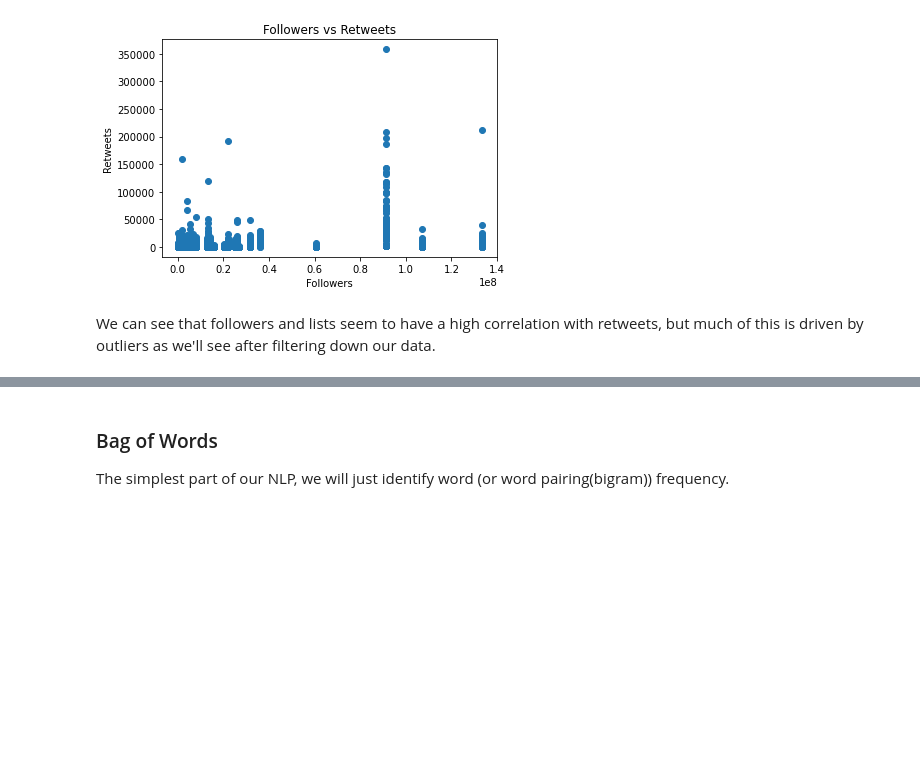
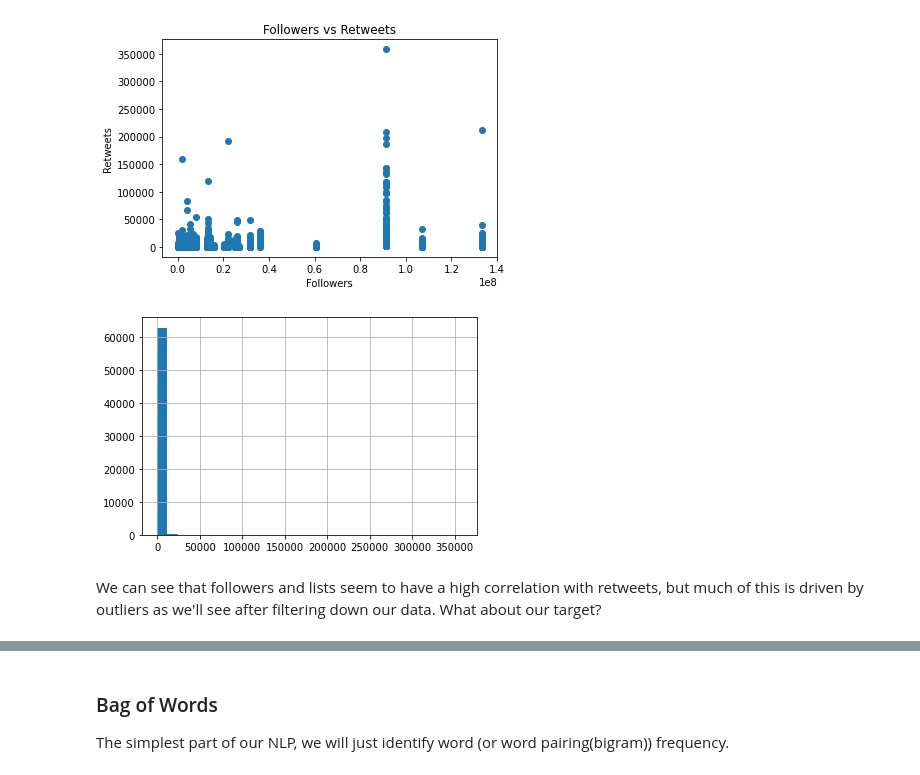
Before and after one commit to thegrandblooms/Information_Propagation_Analysis, a Jupyter notebook: Information Propagation Analysis.ipynb, the cells around one changed output, grey strips where cells are left out. Drawn from its saved outputs; the diff is of its cells as text; code cells hidden in the pictures; blank space fills up the shorter version.

```diff
--- a/Information Propagation Analysis.ipynb
+++ b/Information Propagation Analysis.ipynb
@@ -144,5 +144,9 @@ plt.show()
 | followers | 0.341763 | 0.401457 | 1.000000 | 0.901672 |
 | lists | 0.277502 | 0.324698 | 0.901672 | 1.000000 |
 [figure]
+# %%
+df['retweets'].hist(bins=30);
+# %% [output]
+[figure, added]
 # %% [markdown]
-We can see that followers and lists seem to have a high correlation with retweets, but much of this is driven by outliers as we'll see after filtering down our data.
+We can see that followers and lists seem to have a high correlation with retweets, but much of this is driven by outliers as we'll see after filtering down our data. What about our target?
```
Also changed, not shown: parts of 92 cells of this notebook, 1 other file.
